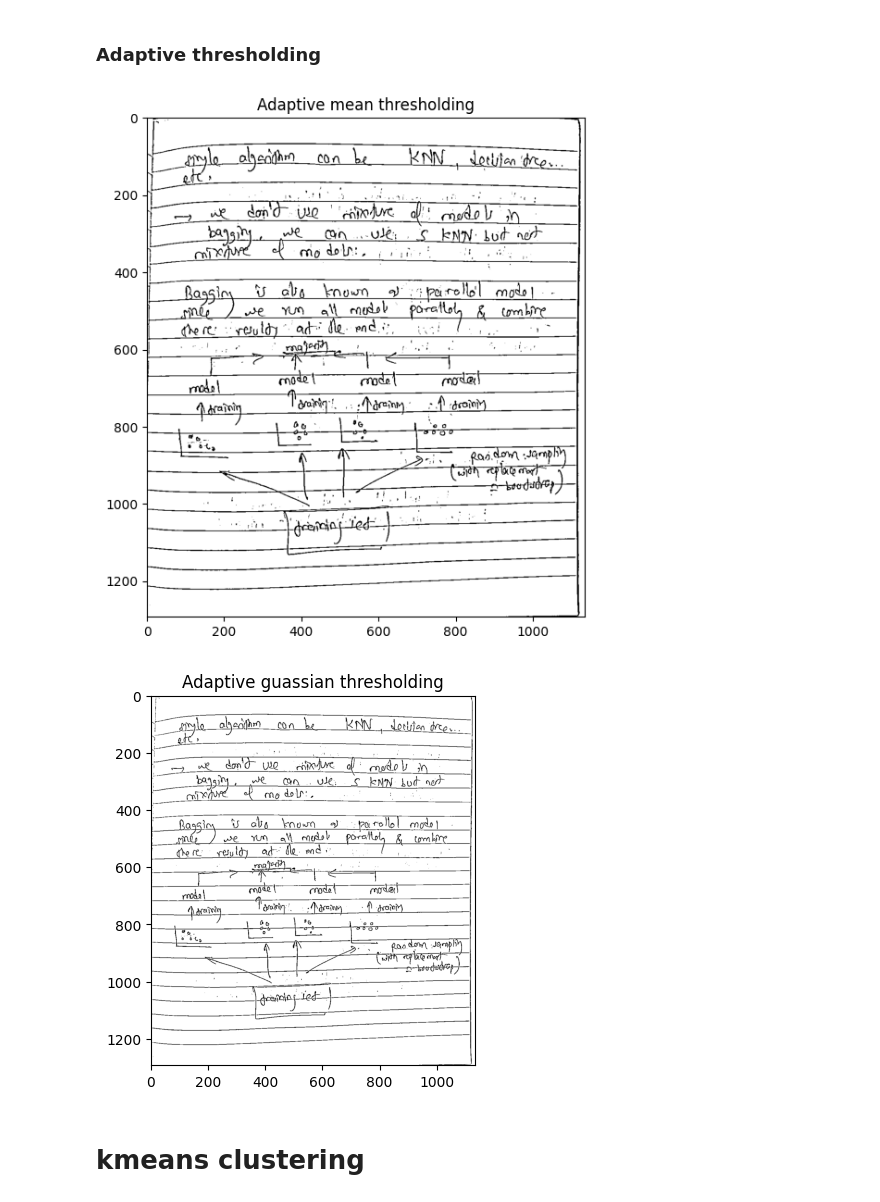
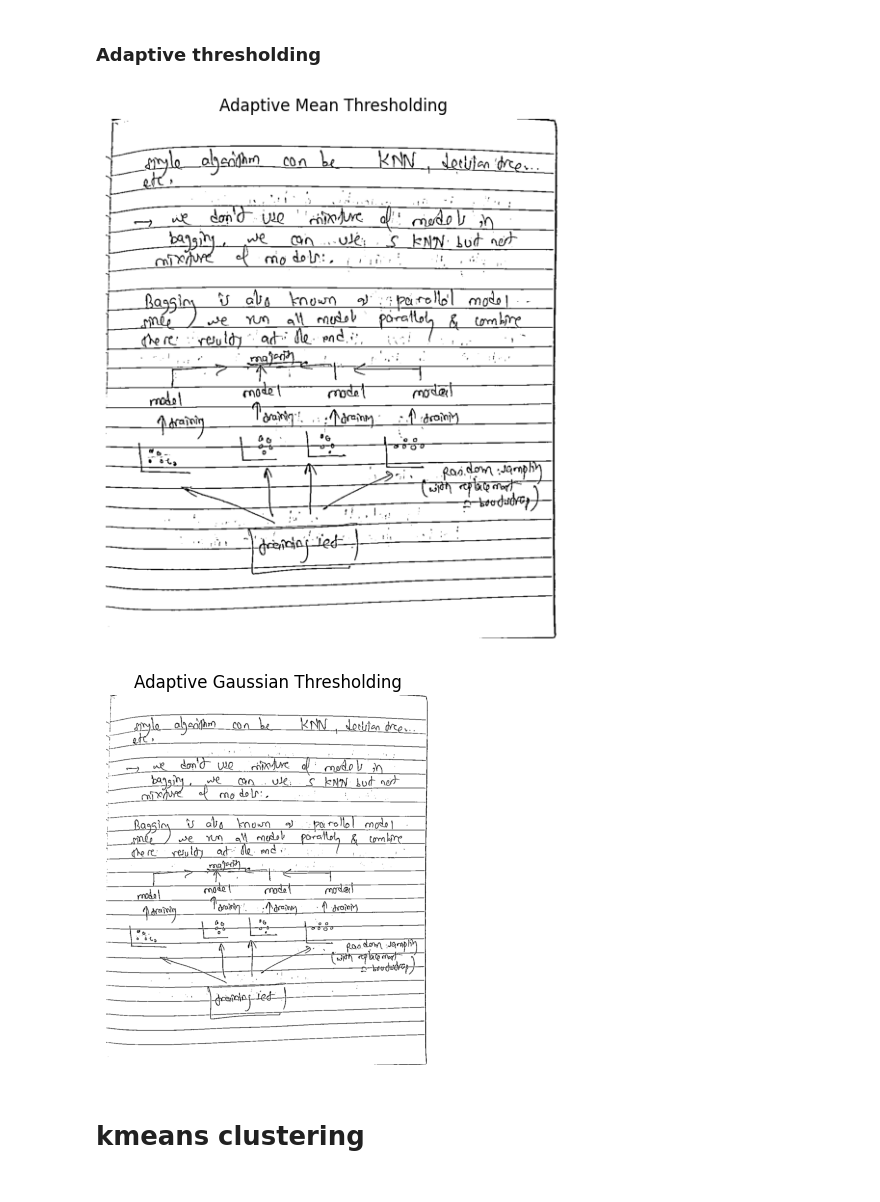
Before and after one commit to AbhiK2244/Learning-OpenCV, a Jupyter notebook: Image Segmentation/codes/image_segmentation.ipynb, the cells around one changed output. Cells and saved outputs as stored; diff of their text form; code cells hidden in the pictures.

```diff
--- a/Image Segmentation/codes/image_segmentation.ipynb
+++ b/Image Segmentation/codes/image_segmentation.ipynb
@@ -25,21 +51,54 @@ plt.show()
 # %% [markdown]
 ### Adaptive thresholding
-# %%
-adaptive_m = cv2.adaptiveThreshold(image, 255, cv2.ADAPTIVE_THRESH_MEAN_C, cv2.THRESH_BINARY, 11, 15)
-
-adaptive_g = cv2.adaptiveThreshold(image, 255, cv2.ADAPTIVE_THRESH_GAUSSIAN_C, cv2.THRESH_BINARY, 11, 15)
-
-plt.figure(figsize=(12,7))
-
-plt.imshow(adaptive_m, cmap='grey')
-plt.title("Adaptive mean thresholding")
-plt.show()
-
-plt.imshow(adaptive_g, cmap='grey')
-plt.title("Adaptive guassian thresholding")
-plt.show()
-# %% [output]
-[figure, removed]
-[figure, removed]
+# %%
+# adaptive_m = cv2.adaptiveThreshold(image, 255, cv2.ADAPTIVE_THRESH_MEAN_C, cv2.THRESH_BINARY, 11, 15)
+
+# adaptive_g = cv2.adaptiveThreshold(image, 255, cv2.ADAPTIVE_THRESH_GAUSSIAN_C, cv2.THRESH_BINARY, 11, 15)
+
+# plt.figure(figsize=(12,7))
+
+# plt.imshow(adaptive_m, cmap='grey')
+# plt.title("Adaptive mean thresholding")
+# plt.show()
+
+# plt.imshow(adaptive_g, cmap='grey')
+# plt.title("Adaptive guassian thresholding")
+# plt.show()
+
+# Apply Adaptive Mean Thresholding
+adaptive_m = cv2.adaptiveThreshold(
+    image,                          # Input grayscale image
+    255,                            # Maximum value to use with the THRESH_BINARY thresholding
+    cv2.ADAPTIVE_THRESH_MEAN_C,     # Adaptive method: mean of neighborhood area
+    cv2.THRESH_BINARY,              # Threshold type: binary thresholding
+    11,                             # Block size: size of the neighborhood area (must be odd and > 1)
+    15                              # Constant subtracted from the mean (makes the threshold more flexible)
+)
+
+# Apply Adaptive Gaussian Thresholding
+adaptive_g = cv2.adaptiveThreshold(
+    image,                          # Input grayscale image
+    255,                            # Maximum value to use with the THRESH_BINARY thresholding
+    cv2.ADAPTIVE_THRESH_GAUSSIAN_C, # Adaptive method: weighted sum (Gaussian window) of neighborhood
+    cv2.THRESH_BINARY,              # Threshold type: binary thresholding
+    11,                             # Block size: size of the neighborhood area (must be odd and > 1)
+    15                              # Constant subtracted from the weighted sum
+)
+
+# Plot the result of Adaptive Mean Thresholding
+plt.figure(figsize=(12, 7))         # Set the size of the plot
+plt.imshow(adaptive_m, cmap='gray') # Display the thresholded image using gray colormap
+plt.title("Adaptive Mean Thresholding")  # Title of the plot
+plt.axis("off")                     # Hide axis ticks
+plt.show()                          # Show the plot
+
+# Plot the result of Adaptive Gaussian Thresholding
+plt.imshow(adaptive_g, cmap='gray') # Display the thresholded image using gray colormap
+plt.title("Adaptive Gaussian Thresholding")  # Title of the plot
+plt.axis("off")                      # Hide axis ticks
+plt.show()                           # Show the plot
+# %% [output]
+[figure, added]
+[figure, added]
 # %% [markdown]
 # kmeans clustering
```
Also changed, not shown: parts of 28 cells of this notebook, 4 other files.
